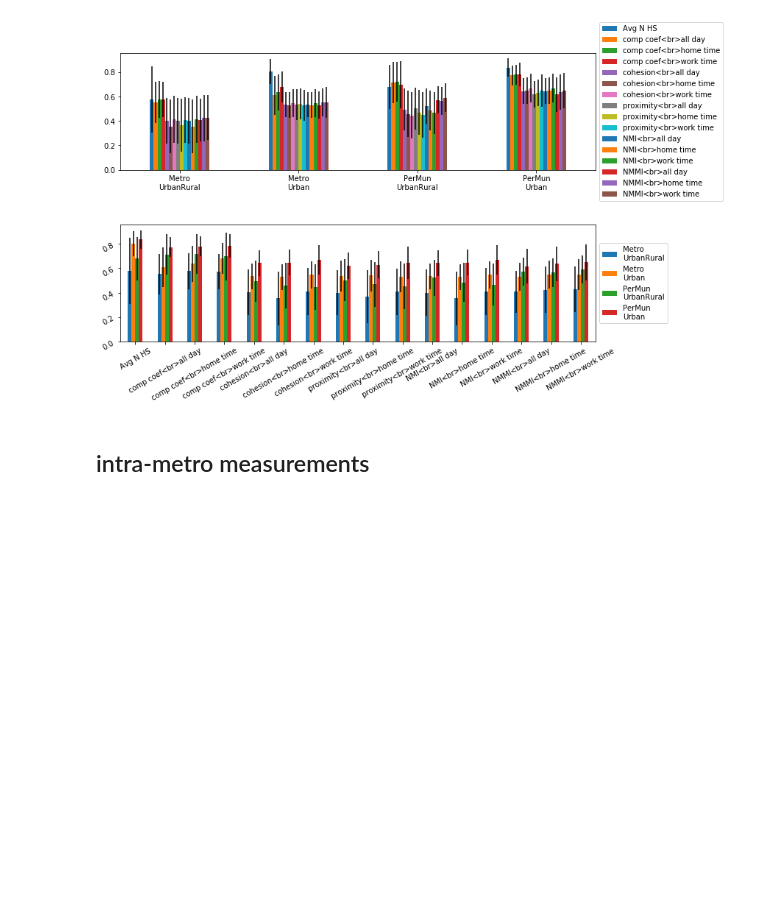
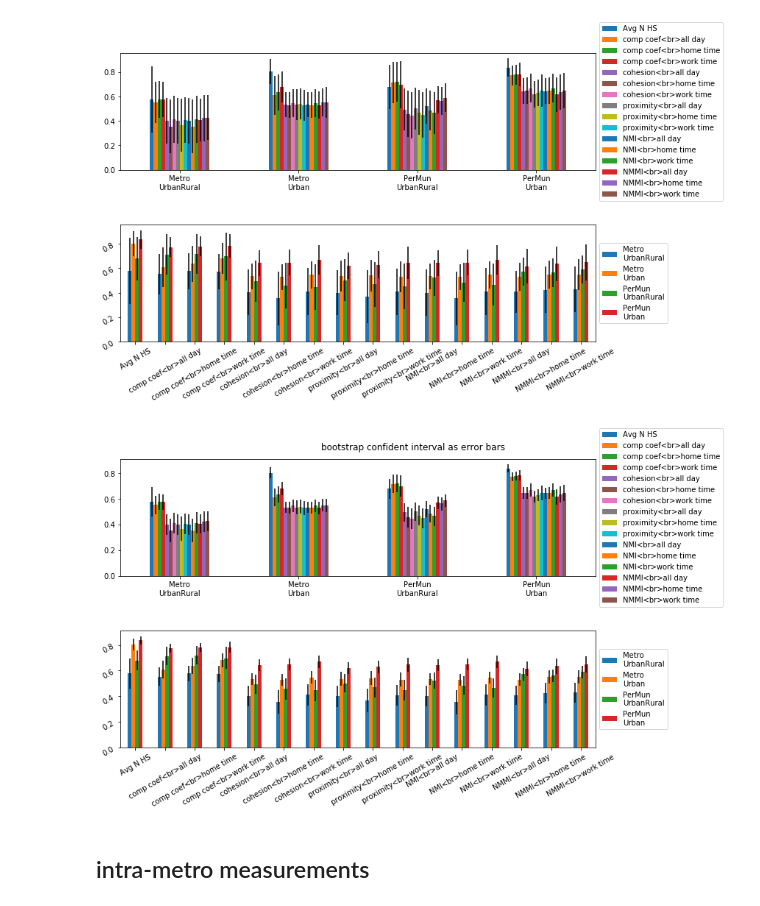
Before and after one commit to JHWu92/mob2crime, a Jupyter notebook: Urban Structure Difference-2.ipynb, the cells around one changed output. Drawn from its saved outputs; the diff is of its cells as text; code cells hidden in the pictures; blank space fills up the shorter version.

```diff
--- a/Urban Structure Difference-2.ipynb
+++ b/Urban Structure Difference-2.ipynb
@@ -704,7 +772,7 @@ def index_level_tables(correlations):
     avers = defaultdict(dict)
     stds = defaultdict(dict)
     display_tbl = defaultdict(dict)
-
+    error_bars = defaultdict(lambda: defaultdict(dict))
     for astr in admin_strs:
         for index_name, index_corr in correlations:
             tbl = index_corr.T.sort_index(level=0).T.sort_index(level=0).loc[astr, astr].copy()
@@ -720,5 +788,9 @@ def index_level_tables(correlations):
             avers[astr_repl][index_name] = corr.mean()
             stds[astr_repl][index_name] = corr.std()
             display_tbl[astr][index_name] = f'{corr.mean():.3f} ({corr.std():.3f})'
-    return avers, stds, display_tbl
+            bsres = bs.bootstrap(corr, bs_stats.mean)
+            error_bars[astr][index_name]['lower'] = bsres.value - bsres.lower_bound
+            error_bars[astr][index_name]['upper'] = bsres.upper_bound - bsres.value
+
+    return avers, stds, display_tbl, error_bars
 # %%
@@ -768,7 +840,7 @@ plt.savefig('figs/methodLevel_KendallTau.png', bbox_inches='tight')
 | NMMI work time | 0.322 (0.161) | 0.407 (0.103) | 0.444 (0.115) | 0.498 (0.134) |
 [figure]
 # %%
-
+# Spearman Rho
 # corrleations = [
 #     ('Comp Coef', comp_spr_rho),
 #     ('Comp Coef Work', comp_work_spr_rho),
@@ -777,7 +849,7 @@ plt.savefig('figs/methodLevel_KendallTau.png', bbox_inches='tight')
 # ]
 corrleations = [('Avg N HS', nhs_spr_rho)]+comp_spr_rho
 
-avers, stds, display_tbl = index_level_tables(corrleations)
+avers, stds, display_tbl,error_bars = index_level_tables(corrleations)
 display(HTML(pd.DataFrame(display_tbl).style.render().replace('_time','').replace('_','<br/>')))
 
 fig, (ax1, ax2) = plt.subplots(ncols=1,nrows=2,
@@ -789,11 +861,12 @@ img = avers_plot.plot(ax=ax1, kind='bar',yerr=pd.DataFrame(stds).T).legend(loc='
 avers_plot = pd.DataFrame(avers)
 img = avers_plot.plot(ax=ax2, kind='bar',yerr=pd.DataFrame(stds)).legend(loc='center left', bbox_to_anchor=(1, 0.5))
 
+fig.suptitle('std as error bars')
 fig.tight_layout()
 ax1.tick_params(labelrotation=0)
 ax2.tick_params(labelrotation=30)
 
-plt.savefig('figs/methodLevel_SpearmnRho.png', bbox_inches='tight')
+# plt.savefig('figs/methodLevel_SpearmnRho.png', bbox_inches='tight')
 # %% [output]
 |  | Metro UrbanRural | Metro Urban | PerMun UrbanRural | PerMun Urban |
 | Avg N HS | 0.577 (0.271) | 0.803 (0.103) | 0.678 (0.179) | 0.837 (0.076) |
@@ -813,5 +886,25 @@ plt.savefig('figs/methodLevel_SpearmnRho.png', bbox_inches='tight')
 | NMMI home time | 0.424 (0.190) | 0.551 (0.115) | 0.564 (0.116) | 0.636 (0.143) |
 | NMMI work time | 0.428 (0.186) | 0.550 (0.126) | 0.590 (0.115) | 0.648 (0.146) |
 [figure]
+# %%
+yerr_ci =np.array([pd.DataFrame(df).values.T for df in error_bars.values()])
+
+fig, (ax1, ax2) = plt.subplots(ncols=1,nrows=2,
+                               figsize=(12,8))
+
+avers_plot = pd.DataFrame(avers).T
+avers_plot.plot(ax=ax1,kind='bar',yerr=yerr_ci.transpose(1,2,0)).legend(loc='center left', bbox_to_anchor=(1, 0.5))
+
+avers_plot = pd.DataFrame(avers)
+avers_plot.plot(ax=ax2, kind='bar',yerr=yerr_ci.transpose(0,2,1)).legend(loc='center left', bbox_to_anchor=(1, 0.5))
+
+fig.suptitle('bootstrap confident interval as error bars')
+fig.tight_layout()
+ax1.tick_params(labelrotation=0)
+ax2.tick_params(labelrotation=30)
+
+plt.savefig('figs/methodLevel_SpearmnRho_conf_interval.png', bbox_inches='tight')
+# %% [output]
+[figure, added]
 # %% [markdown]
 ## intra-metro measurements
```
Also changed, not shown: parts of 101 cells of this notebook.
